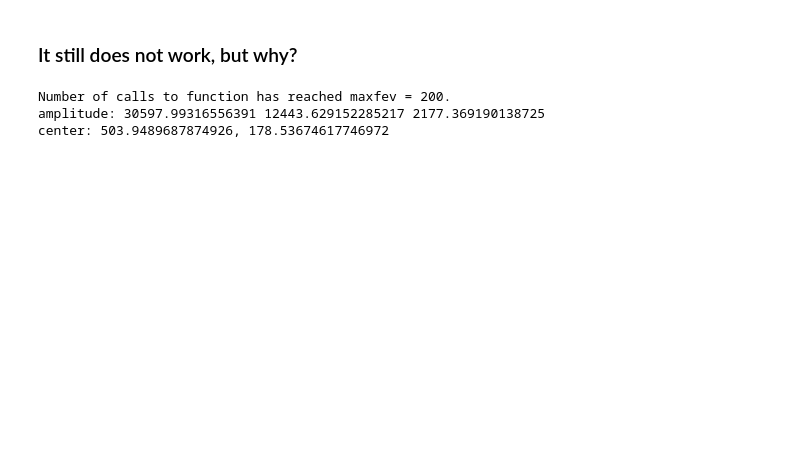
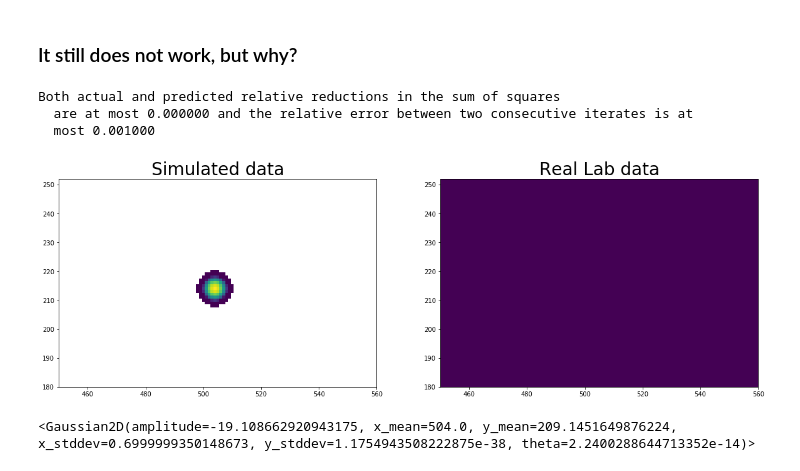
Before and after one commit to pymilo/Milo_CCD_Cal, a Jupyter notebook: Notebooks/SimData_3GaussFit.ipynb, the cells around one changed output. Drawn from its saved outputs; the diff is of its cells as text; code cells hidden in the pictures; blank space fills up the shorter version.

```diff
--- a/Notebooks/SimData_3GaussFit.ipynb
+++ b/Notebooks/SimData_3GaussFit.ipynb
@@ -69,10 +71,14 @@ plt.show()
 # %% [markdown]
 Creates guess using same values used for making simulated data:
 # %%
-g_init = PSF2DModel(amplitude1=amplitude*0.7, x_stddev1=0.7, y_stddev1=0.7,
-                       amplitude2=amplitude*0.3, x_stddev2=1.2, y_stddev2=2,
-                       amplitude3=amplitude*0.05, x_stddev3=5, y_stddev3=4,
-                       x_mean=504, y_mean=214, theta=angle, offset=0.1)
+#g_init = PSF2DModel(amplitude1=amplitude*0.7, x_stddev1=0.7, y_stddev1=0.7,
+#                       amplitude2=amplitude*0.3, x_stddev2=2, y_stddev2=1.2,
+#                       amplitude3=amplitude*0.05, x_stddev3=4, y_stddev3=5,
+#                       x_mean=504, y_mean=210, theta=angle, offset=0.1)
+
+g_init = Gaussian2D(amplitude=amplitude*0.7, x_stddev=0.7, y_stddev=0.7,
+                       x_mean=504, y_mean=210, theta=angle)
+
 fit = LevMarLSQFitter()
 # %% [markdown]
 Trying to fit using *arcsec* coordinates from the original real data:
@@ -84,4 +88,4 @@ WARNING: The fit may be unsuccessful; check fit_info['message'] for more informa
 # %% [markdown]
 Since it did not work, what if we now try to fit the gaussians but using the X and Y coordinates?
 # %%
-fitted_model = fit(g_init, x, y, simdata, maxiter=200)
+fitted_model = fit(g_init, x, y, simdata, maxiter=200,acc=1e-03, epsilon=1.4901161193847656e-08)
@@ -90,16 +92,32 @@ WARNING: The fit may be unsuccessful; check fit_info['message'] for more informa
 # %% [markdown]
 ### It still does not work, but why?
-# %%
-print(fit.fit_info['message'])
-print("amplitude: {0} {1} {2}".format(fitted_model.amplitude1.value,
-                                              fitted_model.amplitude2.value,
-                                              fitted_model.amplitude3.value))
-print("center: {0}, {1}".format(fitted_model.x_mean.value,
-                                        fitted_model.y_mean.value))
-# %% [output]
-Number of calls to function has reached maxfev = 200.
-amplitude: 30597.99316556391 12443.629152285217 2177.369190138725
-center: 503.9489687874926, 178.53674617746972
+# %%
+print(fit.fit_info['message'])
+# %% [output]
+Both actual and predicted relative reductions in the sum of squares
+  are at most 0.000000 and the relative error between two consecutive iterates is at
+  most 0.001000
+# %%
+output = fitted_model(x, y)
+# %%
+fig = plt.figure(figsize=[20,30])
+plt.subplot(1, 2, 1)
+plt.imshow(simdata, origin='lower', vmin=1e-4, cmap=plt.cm.viridis, norm=LogNorm())
+plt.title('Simulated data',fontsize=28)
+plt.ylim(180,252)
+plt.xlim(450,560)
+plt.subplot(1, 2, 2)
+plt.imshow(output, origin='lower', cmap=plt.cm.viridis)
+plt.title('Real Lab data',fontsize=28)
+plt.ylim(180,252)
+plt.xlim(450,560)
+plt.show()
+# %% [output]
+[figure, added]
+# %%
+fitted_model
+# %% [output]
+<Gaussian2D(amplitude=-19.108662920943175, x_mean=504.0, y_mean=209.1451649876224, x_stddev=0.6999999350148673, y_stddev=1.1754943508222875e-38, theta=2.2400288644713352e-14)>
 # %%
 print('x_stddev1 = ',fitted_model.x_stddev1)
 print('x_stddev2 = ',fitted_model.x_stddev2)
```
Also changed, not shown: parts of 13 cells of this notebook, 1 other file.
